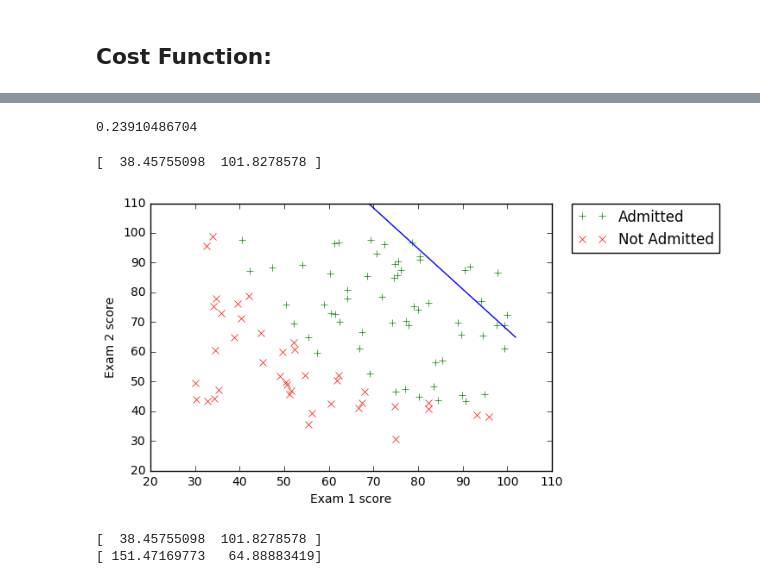
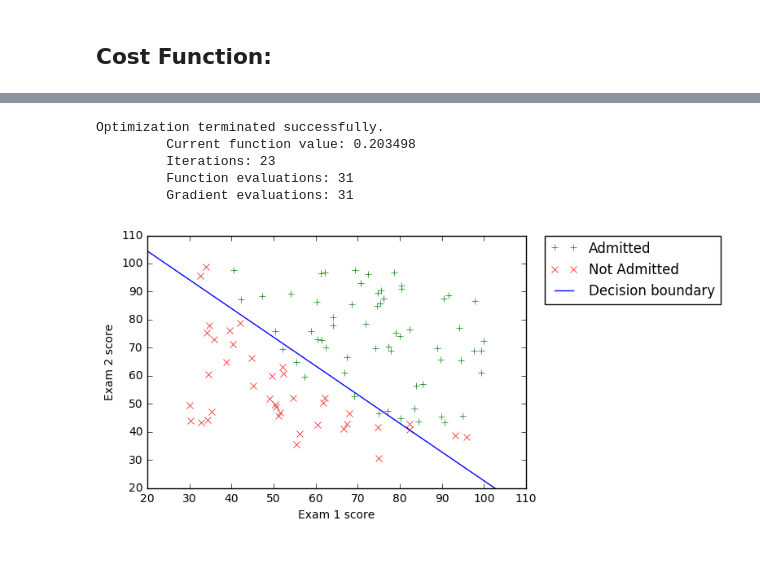
Before and after one commit to velmyk/sandbox-machine-learning, a Jupyter notebook: different/notebooks/logistic-regression.ipynb, the cells around one changed output, grey strips where cells are left out. Cells and saved outputs as stored; diff of their text form; code cells hidden in the pictures; blank space fills up the shorter version.

```diff
--- a/different/notebooks/logistic-regression.ipynb
+++ b/different/notebooks/logistic-regression.ipynb
@@ -74,4 +72,4 @@ def sigmoid(x):
 X = data[['exam1', 'exam2']]
 X['_bias'] = 1
 X = X[['_bias', 'exam1', 'exam2']].values
-y = data[['admitted']].values[:, 0]
+y = data[['admitted']].values
@@ -96,5 +75,0 @@ def gradients(X, y, theta):
-# %%
-n = X.shape[1]
-theta = np.zeros((n, 1))
-print(theta.shape)
-costFunction(X, y, theta)
@@ -134,4 +75,0 @@ plt.show()
-# %%
-print(np.min(j))
-# %% [output]
-0.23910486704
@@ -144,24 +76,46 @@ print(np.min(j))
+# %%
+def sigmoid(x):
+  return 1 / (1 + np.exp(-x))
+
+def costFunction(theta, X, y, reg_alpha):
+    theta = np.array([theta]).T
+    m = X.shape[0]
+    J  = - np.sum(np.multiply(y, np.log(sigmoid(np.dot(X, theta)))) + np.multiply(1 - y,  np.log(1 - sigmoid(np.dot(X, theta))))) / m + reg_alpha * np.sum(np.delete(theta, 0, 0) ** 2) / (2 * m)
+    return float(J)
+
+def computeGradients(theta, X, y, reg_alpha):
+    theta = np.array([theta]).T
+    m = X.shape[0]
+    grad = np.dot(X.T, (sigmoid(np.dot(X, theta)) - y)) / m
+    temp = theta
+    temp[0, 0] = 0
+    grad = grad + reg_alpha * temp / m
+    return grad.flatten()
+
+def trainLinearReg(X, y, reg_alpha):
+    initial_theta = [0] * X.shape[1]
+    opt_theta = fmin_bfgs(costFunction, fprime=computeGradients, x0=initial_theta, args=(X, y, reg_alpha), maxiter=50)
+    return opt_theta
+# %%
+opt_theta = trainLinearReg(X, y, 0)
+# %% [output]
+Optimization terminated successfully.
+         Current function value: 0.203498
+         Iterations: 23
+         Function evaluations: 31
+         Gradient evaluations: 31
 # %%
 plt.figure()
 plt.ylim([20, 110])
 plt.xlim([20, 110])
 plt.plot(admitted['exam1'].values, admitted['exam2'].values, 'g+', label='Admitted')
 plt.plot(not_admitted['exam1'].values, not_admitted['exam2'].values, 'rx', label='Not Admitted')
-plt.legend(bbox_to_anchor=(1.05, 1), loc=2, borderaxespad=0.)
 plt.ylabel('Exam 2 score')
 plt.xlabel('Exam 1 score')
-x_b = np.array([np.min(admitted['exam1'].values) - 2, np.max(admitted['exam1'].values) + 2])
-print(x_b)
-y_b = -(1 / t[2, 0]) * (t[1, 0] * x_b + t[0, 0]);
-plt.plot(x_b, y_b)
+x_b = np.array([20, 110])
+y_b = -(1 / opt_theta[2]) * (opt_theta[1] * x_b + opt_theta[0]);
+plt.plot(x_b, y_b, label='Decision boundary')
+plt.legend(bbox_to_anchor=(1.05, 1), loc=2, borderaxespad=0.)
 plt.show()
 # %% [output]
-[  38.45755098  101.8278578 ]
-[figure, old version]
+[figure, new version]
-# %%
-y_b = (-1 / t[2, 0]) * (t[1, 0] * x_b + t[0, 0]);
-print(x_b)
-print(y_b)
-# %% [output]
-[  38.45755098  101.8278578 ]
-[ 151.47169773   64.88883419]
```
Also changed, not shown: parts of 12 cells of this notebook, 1 other file.
